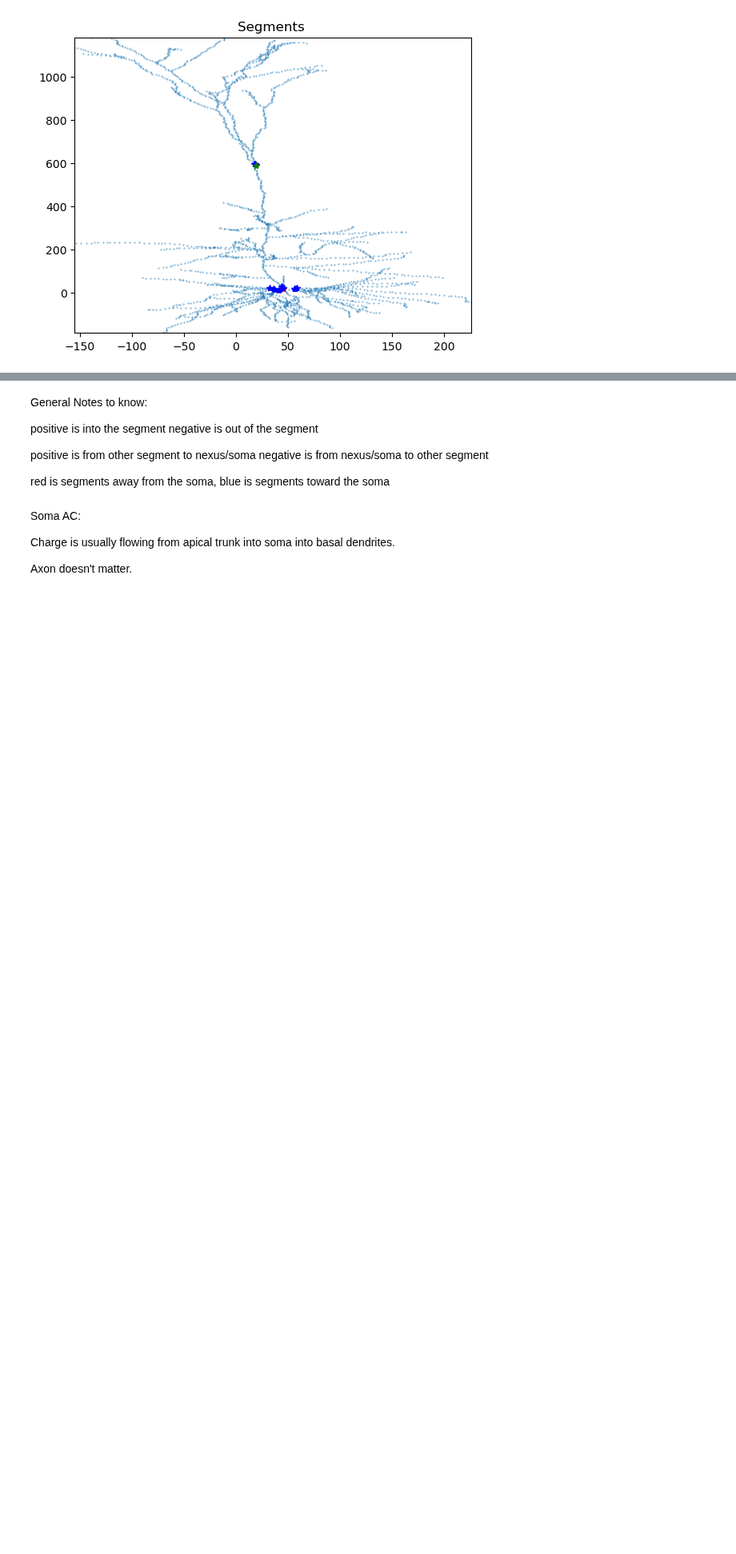
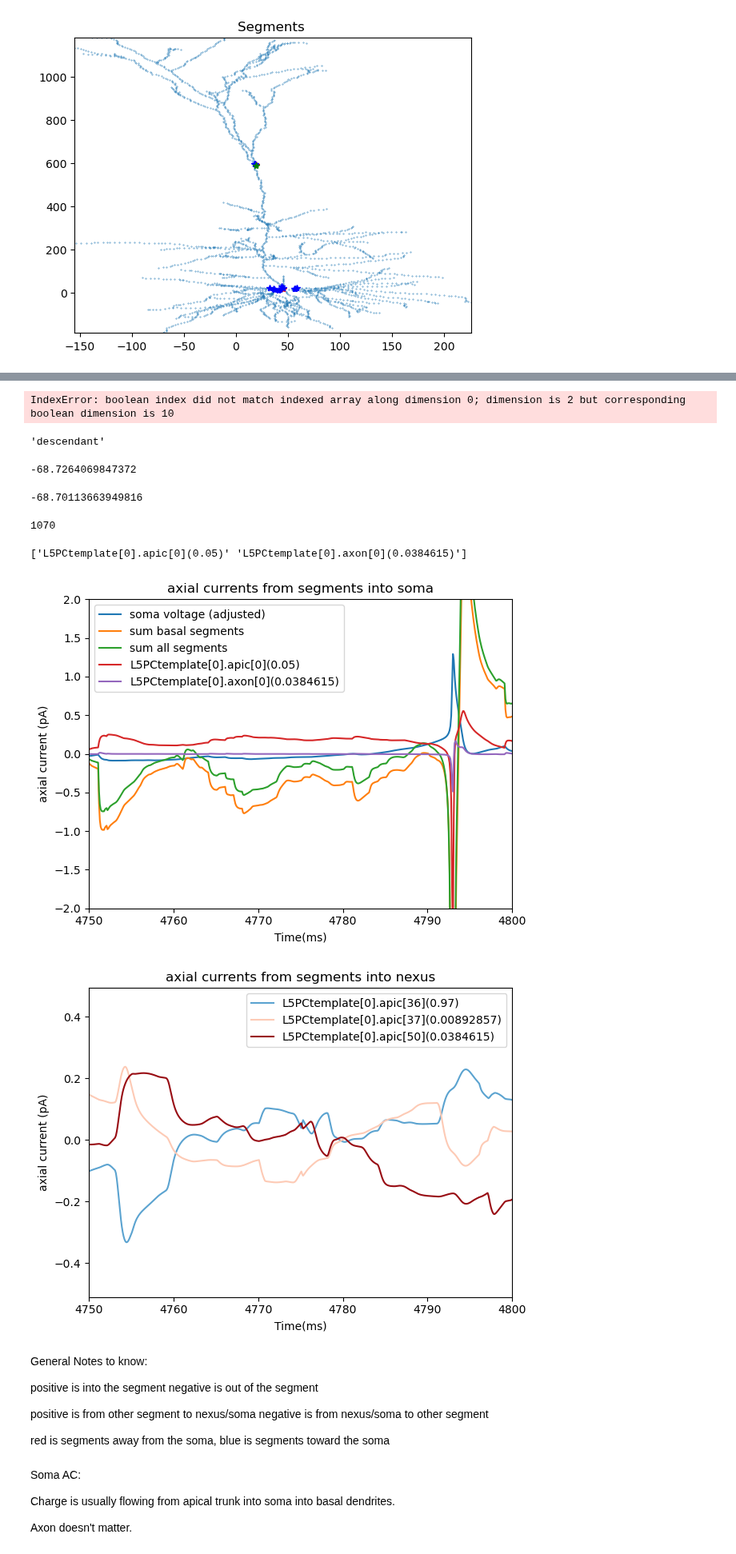
Before and after one commit to davidfague/Neural-Modeling, a Jupyter notebook: notebooks/axial_currents.ipynb, the cells around one changed output, grey strips where cells are left out. Shown at 80% size. Saved outputs shown, nothing was run; the diff lists cells and outputs as text; code cells hidden in the pictures; blank space fills up the shorter version.

Commit message:
update axial currents notebook.

```diff
--- a/notebooks/axial_currents.ipynb
+++ b/notebooks/axial_currents.ipynb
@@ -173,3 +189,74 @@ for seg_interest_type, seg_interest_data in segments_of_interest.items():
+# %%
+seg_interest_data[f'{relative_type}_ids'][indices_to_sum]
+# %% [output]
+IndexError: boolean index did not match indexed array along dimension 0; dimension is 2 but corresponding boolean dimension is 10
+# %%
+relative_type
+# %% [output]
+'descendant'
+# %%
+v[0,47000]
+# %% [output]
+-68.7264069847372
+# %%
+v[segments_of_interest['soma']['descendant_ids'][-2],47000]
+# %% [output]
+-68.70113663949816
+# %%
+segments_of_interest['soma']['descendant_ids'][-2]
+# %% [output]
+1070
+# %%
+# plot the axial currents axial currents.
+sum_basal_for_soma =True
+
+t = np.arange(0, parameters.h_tstop+parameters.h_dt, parameters.h_dt)
+t=t[100:]
+for seg_interest_type, seg_interest_data in segments_of_interest.items():
+    # print(f"{seg_interest_type} {seg_interest_data}")
+    is_soma = True if seg_interest_type == 'soma' else False
+    plt.figure()
+    plt.title(f"axial currents from segments into {seg_interest_type}")
+    for relative_type in ['ascendant', 'descendant']:
+        cmap = plt.cm.Blues if relative_type == 'ascendant' else plt.cm.Reds
+        num_segments = len(seg_interest_data[f'{relative_type}_ids'])
+        fractions = np.linspace(0.2, 0.9, num_segments) if num_segments > 1 else [0.55] # Generate fractions in the range [0.3, 0.8] to avoid very light colors.
+
+
+        if sum_basal_for_soma and is_soma: # sum basal for soma
+            if not seg_interest_data[f'{relative_type}_names'] == []:
+                plt.plot(t, (v[0,100:]/70)-np.mean((v[0,100:]/70)), label = 'soma voltage (adjusted)') # plot voltage
+                indices_to_sum = np.array(['dend' in item for item in seg_interest_data[f'{relative_type}_names']])
+                # print(f"{~indices_to_sum}")
+                # print(f"{seg_interest_data[f'{relative_type}_names']}")
+                if not 0 in np.shape(indices_to_sum):
+                    plt.plot(t, sum(np.array(seg_interest_data[f'{relative_type}_currents'])[indices_to_sum])[100:], label = 'sum basal segments')
+                    plt.plot(t, sum(np.array(seg_interest_data[f'{relative_type}_currents'])[:])[100:], label = 'sum all segments')
+                # print(f"{seg_interest_data[f'{relative_type}_ids'][~indices_to_sum]}")
+                print(f"{np.array(seg_interest_data[f'{relative_type}_names'])[~indices_to_sum]}")
+                for i, seg_id in enumerate(np.array(seg_interest_data[f'{relative_type}_ids'])): # not basal
+                    if ~indices_to_sum[i]:
+                        plt.plot(t, seg_interest_data[f'{relative_type}_currents'][i][100:], label = np.array(seg_interest_data[f'{relative_type}_names'])[i])
+                plt.ylim([-2,2])
+        else: # don't sum basal for soma
+            for i, seg_id in enumerate(seg_interest_data[f'{relative_type}_ids']):
+                color = cmap(fractions[i])
+                if is_soma: # soma
+                    plt.plot(t, seg_interest_data[f'{relative_type}_currents'][i][100:], label = seg_interest_data[f'{relative_type}_names'][i]) # can make the lines clearer
+                    plt.ylim([-2,2])
+                else: # nexus
+                    plt.plot(t, seg_interest_data[f'{relative_type}_currents'][i][100:], label = seg_interest_data[f'{relative_type}_names'][i], color=color)
+    plt.xlim(4750, 4800)
+    # plt.xlim(48000,50000)
+    plt.xlabel('Time(ms)')
+    plt.ylabel('axial current (pA)')
+    plt.legend()
+    plt.tight_layout()
+    plt.show()
+# %% [output]
+['L5PCtemplate[0].apic[0](0.05)' 'L5PCtemplate[0].axon[0](0.0384615)']
+[figure, added]
+[figure, added]
 # %% [markdown]
 General Notes to know:
 
```
Also changed, not shown: parts of 7 cells of this notebook.
